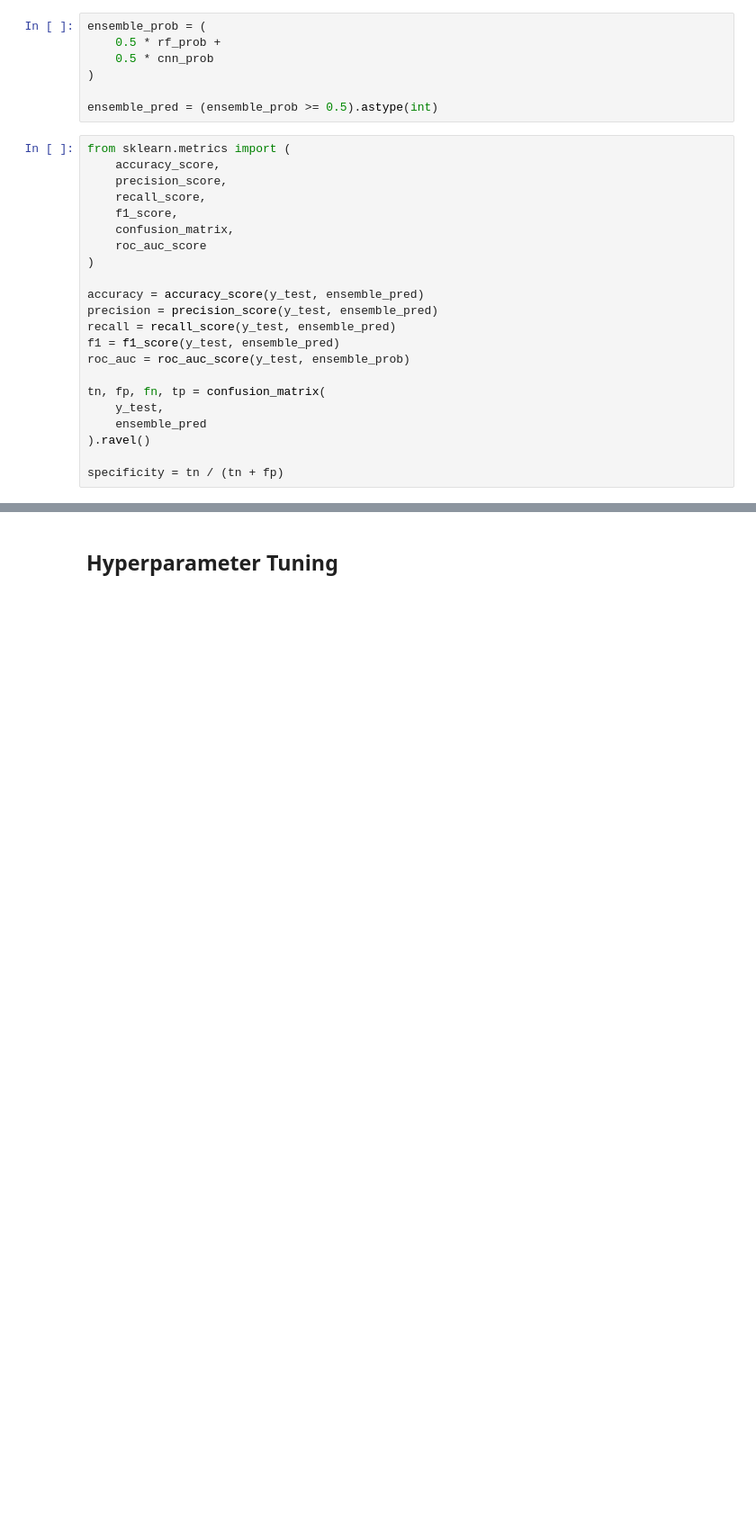
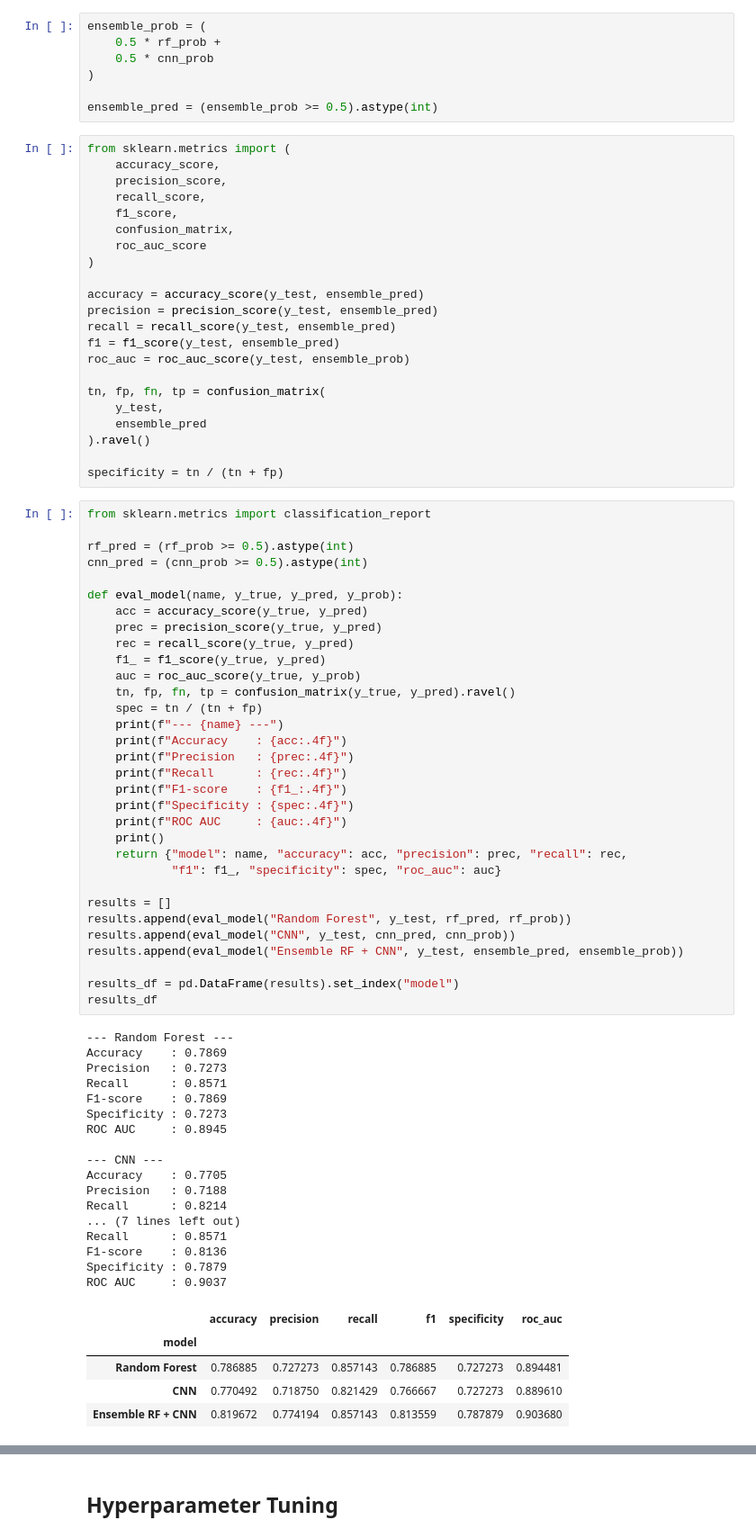
Before and after one commit to marcoyap41/heart-disease-prediction, a Jupyter notebook: main.ipynb, the cells around one changed output, grey strips where cells are left out. Shown at 90% size. Drawn from its saved outputs; the diff is of its cells as text; blank space fills up the shorter version.

```diff
--- a/main.ipynb
+++ b/main.ipynb
@@ -692,3 +740,58 @@ tn, fp, fn, tp = confusion_matrix(
 ).ravel()
 
 specificity = tn / (tn + fp)
+# %%
+from sklearn.metrics import classification_report
+
+rf_pred = (rf_prob >= 0.5).astype(int)
+cnn_pred = (cnn_prob >= 0.5).astype(int)
+
+def eval_model(name, y_true, y_pred, y_prob):
+    acc = accuracy_score(y_true, y_pred)
+    prec = precision_score(y_true, y_pred)
+    rec = recall_score(y_true, y_pred)
+    f1_ = f1_score(y_true, y_pred)
+    auc = roc_auc_score(y_true, y_prob)
+    tn, fp, fn, tp = confusion_matrix(y_true, y_pred).ravel()
+    spec = tn / (tn + fp)
+    print(f"--- {name} ---")
+    print(f"Accuracy    : {acc:.4f}")
+    print(f"Precision   : {prec:.4f}")
+    print(f"Recall      : {rec:.4f}")
+    print(f"F1-score    : {f1_:.4f}")
+    print(f"Specificity : {spec:.4f}")
+    print(f"ROC AUC     : {auc:.4f}")
+    print()
+    return {"model": name, "accuracy": acc, "precision": prec, "recall": rec,
+            "f1": f1_, "specificity": spec, "roc_auc": auc}
+
+results = []
+results.append(eval_model("Random Forest", y_test, rf_pred, rf_prob))
+results.append(eval_model("CNN", y_test, cnn_pred, cnn_prob))
+results.append(eval_model("Ensemble RF + CNN", y_test, ensemble_pred, ensemble_prob))
+
+results_df = pd.DataFrame(results).set_index("model")
+results_df
+# %% [output]
+--- Random Forest ---
+Accuracy    : 0.7869
+Precision   : 0.7273
+Recall      : 0.8571
+F1-score    : 0.7869
+Specificity : 0.7273
+ROC AUC     : 0.8945
+
+--- CNN ---
+Accuracy    : 0.7705
+Precision   : 0.7188
+Recall      : 0.8214
+... (7 lines left out)
+Recall      : 0.8571
+F1-score    : 0.8136
+Specificity : 0.7879
+ROC AUC     : 0.9037
+|  | accuracy | precision | recall | f1 | specificity | roc_auc |
+| model |  |  |  |  |  |  |
+| Random Forest | 0.786885 | 0.727273 | 0.857143 | 0.786885 | 0.727273 | 0.894481 |
+| CNN | 0.770492 | 0.718750 | 0.821429 | 0.766667 | 0.727273 | 0.889610 |
+| Ensemble RF + CNN | 0.819672 | 0.774194 | 0.857143 | 0.813559 | 0.787879 | 0.903680 |
```
Also changed, not shown: parts of 24 cells of this notebook.
